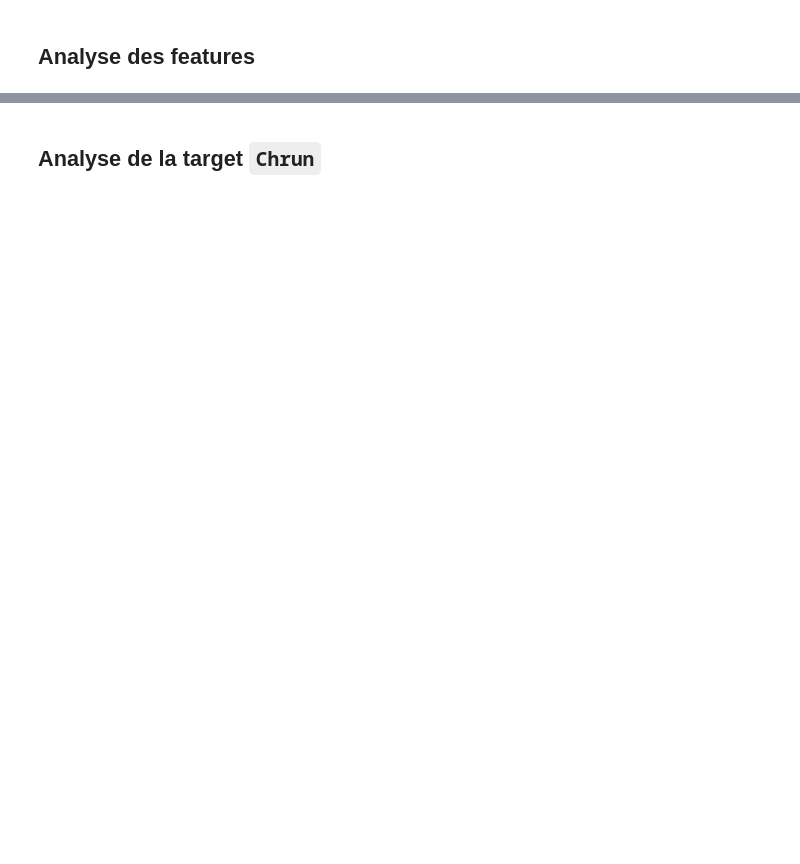
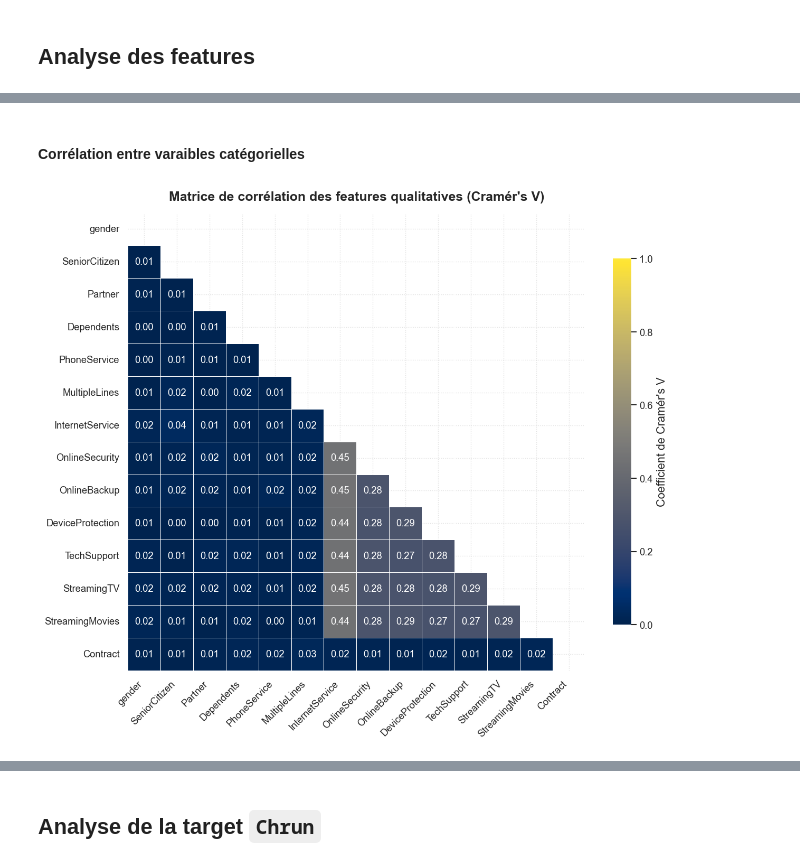
Before and after one commit to DamienDESSAUX-M2i/DESSAUX_Damien_ECF3, a Jupyter notebook: notebooks/01_EDA.ipynb, the cells around one changed output, grey strips where cells are left out. Drawn from its saved outputs; the diff is of its cells as text; code cells hidden in the pictures; blank space fills up the shorter version.

```diff
--- a/notebooks/01_EDA.ipynb
+++ b/notebooks/01_EDA.ipynb
@@ -93,0 +163,47 @@ Conclusion :
+# %% [markdown]
+#### Corrélation entre varaibles catégorielles
+# %%
+def compute_cramers_v(x: pd.Series, y: pd.Series) -> float:
+    contingency_table = pd.crosstab(x, y)
+    chi2 = stats.chi2_contingency(contingency_table)[0]
+    n = contingency_table.sum().sum()
+    r, k = contingency_table.shape
+    return np.sqrt(chi2 / (n * (min(k - 1, r - 1))))
+
+
+def compute_cat_corr_df(df: pd.DataFrame, cat_vars: list) -> pd.DataFrame:
+    cat_corr_mat = np.zeros((len(cat_vars), len(cat_vars)))
+    for i in range(len(cat_vars)):
+        for j in range(len(cat_vars)):
+            cat_corr_mat[i, j] = compute_cramers_v(df[cat_vars[i]], df[cat_vars[j]])
+    return pd.DataFrame(cat_corr_mat)
+
+
+cat_corr_df = compute_cat_corr_df(df=df, cat_vars=cat_features)
+# %%
+fig, ax = plt.subplots(figsize=(12, 9))
+
+heatmap = sns.heatmap(
+    cat_corr_df,
+    mask=np.triu(np.ones_like(cat_corr_df, dtype=bool)),
+    annot=True,
+    fmt=".2f",
+    cmap="cividis",
+    vmin=0,
+    vmax=1,
+    square=True,
+    linewidths=0.6,
+    linecolor="white",
+    cbar_kws={"shrink": 0.8, "pad": 0.04, "label": "Coefficient de Cramér's V"},
+    annot_kws={"size": 11},
+    ax=ax,
+)
+ax.set_title("Matrice de corrélation des features qualitatives (Cramér's V)", pad=14)
+ax.set_xticklabels(cat_features, rotation=45, ha="right")
+ax.set_yticklabels(cat_features, rotation=0)
+
+plt.tight_layout()
+plt.savefig((FIGURE_DIR / "01_correlation_matrix_cat.png").as_posix())
+plt.show()
+# %% [output]
+[figure, added]
```
Also changed, not shown: parts of 40 cells of this notebook, 10 other files.
